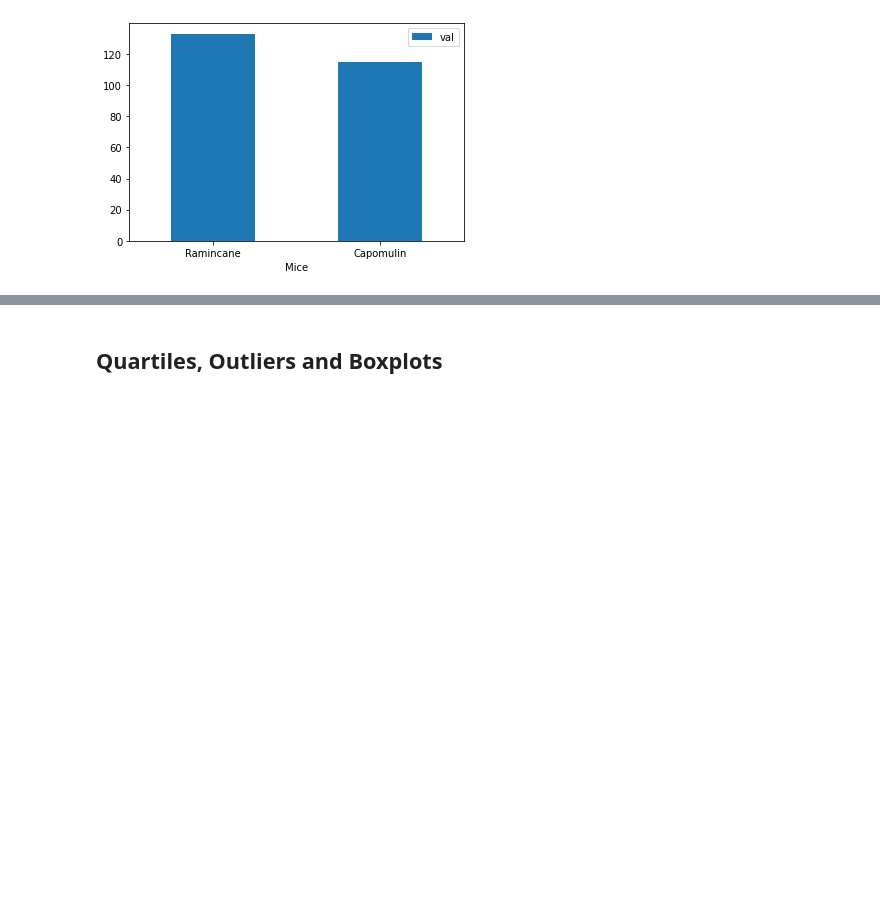
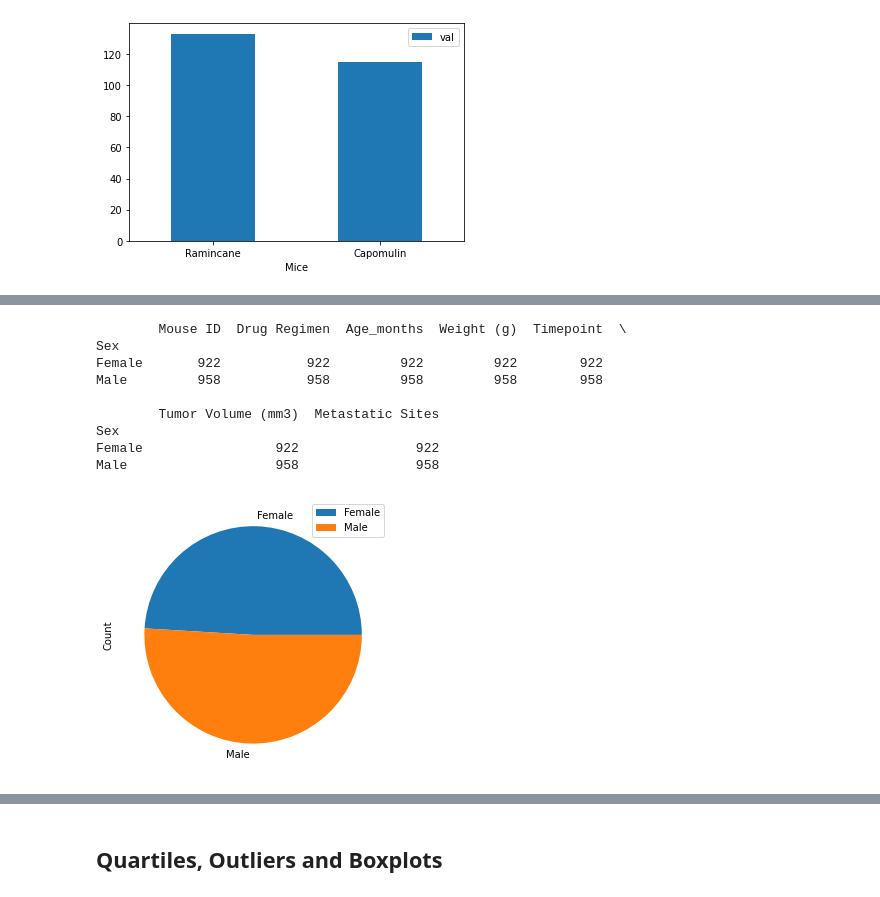
Before and after one commit to LexiJess/Matplotlib_Challenge, a Jupyter notebook: 05-Matplotlib_Homework_Instructions_Pymaceuticals_pymaceuticals_starter.ipynb, the cells around one changed output, grey strips where cells are left out. Saved outputs shown, nothing was run; the diff lists cells and outputs as text; code cells hidden in the pictures; blank space fills up the shorter version.

```diff
--- a/05-Matplotlib_Homework_Instructions_Pymaceuticals_pymaceuticals_starter.ipynb
+++ b/05-Matplotlib_Homework_Instructions_Pymaceuticals_pymaceuticals_starter.ipynb
@@ -262,0 +272,25 @@ ax = df.plot.bar(x='Mice', y='val', rot=0)
+# %%
+# Generate a pie plot showing the distribution of female versus male mice using pandas
+
+# Again, what's up with these numbers? How do I get rid of the columns that I don't want besides using <del>?
+
+clean_data_df
+
+mouse_sex=clean_data_df.groupby('Sex').count()
+mouse_sex
+print(mouse_sex)
+
+mice_sex = pd.DataFrame({'Count': [922, 958]},
+                  index=['Female', 'Male'])
+plot = mice_sex.plot.pie(y='Count', figsize=(5, 5))
+# %% [output]
+        Mouse ID  Drug Regimen  Age_months  Weight (g)  Timepoint  \
+Sex
+Female       922           922         922         922        922
+Male         958           958         958         958        958
+
+        Tumor Volume (mm3)  Metastatic Sites
+Sex
+Female                 922               922
+Male                   958               958
+[figure, added]
```
Also changed, not shown: parts of 4 cells of this notebook.
